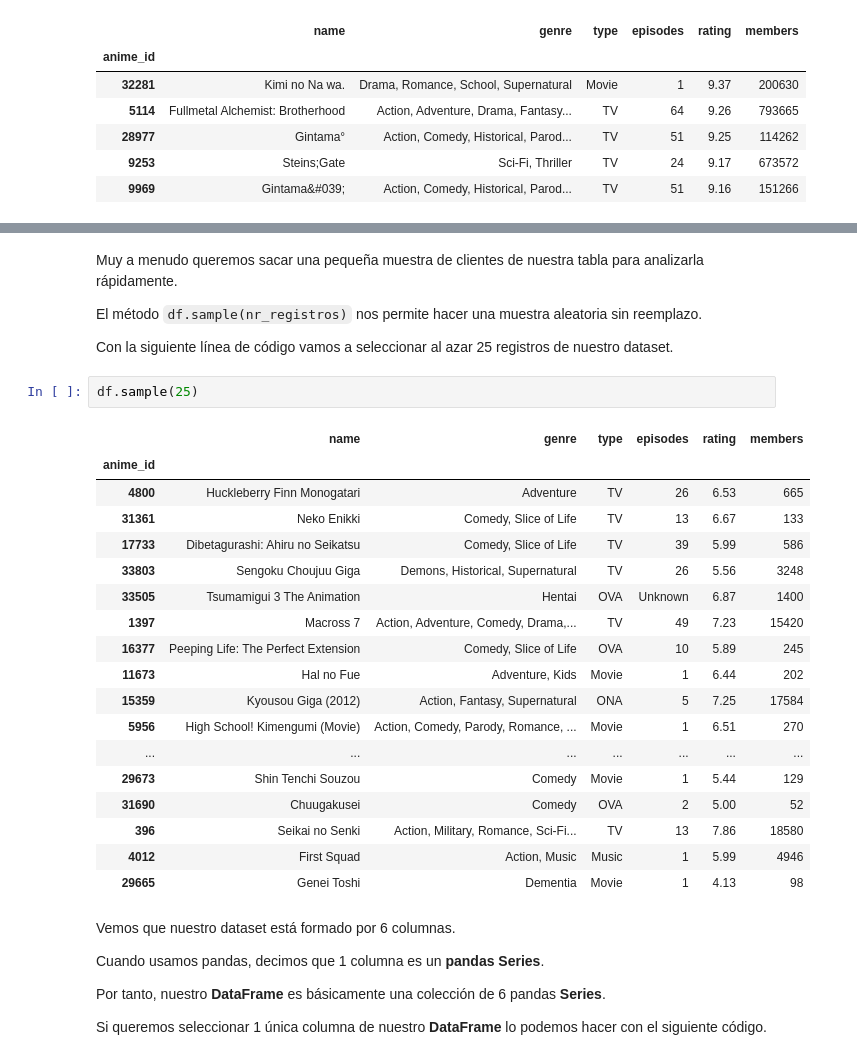
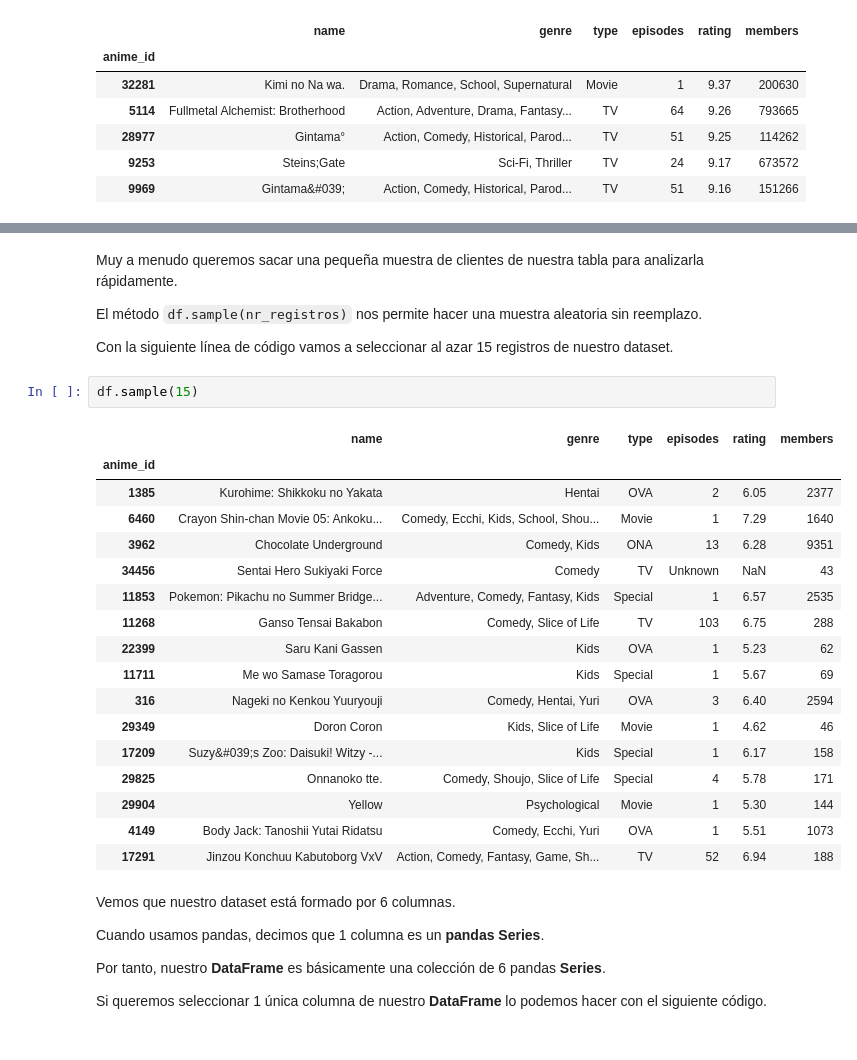
Before and after one commit to DalilaGimenez/nuclio_charlas, a Jupyter notebook: PANDAS.ipynb, the cells around one changed output, grey strips where cells are left out. Drawn from its saved outputs; the diff is of its cells as text.

Commit message:
Made small changes to INTRO.ipynb and finished the basic introduction and basic methods of PANDAS.ipynb. Have to add pivot_table, groupby and chaining and after that work on CBRS.ipynb

```diff
--- a/PANDAS.ipynb
+++ b/PANDAS.ipynb
@@ -164,28 +205,27 @@ Muy a menudo queremos sacar una pequeña muestra de clientes de nuestra tabla pa
 
 El método `df.sample(nr_registros)` nos permite hacer una muestra aleatoria sin reemplazo.
 
-Con la siguiente línea de código vamos a seleccionar al azar 25 registros de nuestro dataset.
+Con la siguiente línea de código vamos a seleccionar al azar 15 registros de nuestro dataset.
 # %%
-df.sample(25)
+df.sample(15)
 # %% [output]
 |  | name | genre | type | episodes | rating | members |
 | anime_id |  |  |  |  |  |  |
-| 4800 | Huckleberry Finn Monogatari | Adventure | TV | 26 | 6.53 | 665 |
-| 31361 | Neko Enikki | Comedy, Slice of Life | TV | 13 | 6.67 | 133 |
-| 17733 | Dibetagurashi: Ahiru no Seikatsu | Comedy, Slice of Life | TV | 39 | 5.99 | 586 |
-| 33803 | Sengoku Choujuu Giga | Demons, Historical, Supernatural | TV | 26 | 5.56 | 3248 |
-| 33505 | Tsumamigui 3 The Animation | Hentai | OVA | Unknown | 6.87 | 1400 |
-| 1397 | Macross 7 | Action, Adventure, Comedy, Drama,... | TV | 49 | 7.23 | 15420 |
-| 16377 | Peeping Life: The Perfect Extension | Comedy, Slice of Life | OVA | 10 | 5.89 | 245 |
-| 11673 | Hal no Fue | Adventure, Kids | Movie | 1 | 6.44 | 202 |
-| 15359 | Kyousou Giga (2012) | Action, Fantasy, Supernatural | ONA | 5 | 7.25 | 17584 |
-| 5956 | High School! Kimengumi (Movie) | Action, Comedy, Parody, Romance, ... | Movie | 1 | 6.51 | 270 |
-| ... | ... | ... | ... | ... | ... | ... |
-| 29673 | Shin Tenchi Souzou | Comedy | Movie | 1 | 5.44 | 129 |
-| 31690 | Chuugakusei | Comedy | OVA | 2 | 5.00 | 52 |
-| 396 | Seikai no Senki | Action, Military, Romance, Sci-Fi... | TV | 13 | 7.86 | 18580 |
-| 4012 | First Squad | Action, Music | Music | 1 | 5.99 | 4946 |
-| 29665 | Genei Toshi | Dementia | Movie | 1 | 4.13 | 98 |
+| 1385 | Kurohime: Shikkoku no Yakata | Hentai | OVA | 2 | 6.05 | 2377 |
+| 6460 | Crayon Shin-chan Movie 05: Ankoku... | Comedy, Ecchi, Kids, School, Shou... | Movie | 1 | 7.29 | 1640 |
+| 3962 | Chocolate Underground | Comedy, Kids | ONA | 13 | 6.28 | 9351 |
+| 34456 | Sentai Hero Sukiyaki Force | Comedy | TV | Unknown | NaN | 43 |
+| 11853 | Pokemon: Pikachu no Summer Bridge... | Adventure, Comedy, Fantasy, Kids | Special | 1 | 6.57 | 2535 |
+| 11268 | Ganso Tensai Bakabon | Comedy, Slice of Life | TV | 103 | 6.75 | 288 |
+| 22399 | Saru Kani Gassen | Kids | OVA | 1 | 5.23 | 62 |
+| 11711 | Me wo Samase Toragorou | Kids | Special | 1 | 5.67 | 69 |
+| 316 | Nageki no Kenkou Yuuryouji | Comedy, Hentai, Yuri | OVA | 3 | 6.40 | 2594 |
+| 29349 | Doron Coron | Kids, Slice of Life | Movie | 1 | 4.62 | 46 |
+| 17209 | Suzy&#039;s Zoo: Daisuki! Witzy -... | Kids | Special | 1 | 6.17 | 158 |
+| 29825 | Onnanoko tte. | Comedy, Shoujo, Slice of Life | Special | 4 | 5.78 | 171 |
+| 29904 | Yellow | Psychological | Movie | 1 | 5.30 | 144 |
+| 4149 | Body Jack: Tanoshii Yutai Ridatsu | Comedy, Ecchi, Yuri | OVA | 1 | 5.51 | 1073 |
+| 17291 | Jinzou Konchuu Kabutoborg VxV | Action, Comedy, Fantasy, Game, Sh... | TV | 52 | 6.94 | 188 |
 # %% [markdown]
 Vemos que nuestro dataset está formado por 6 columnas.
 
```
Also changed, not shown: parts of 114 cells of this notebook, 2 other files.
